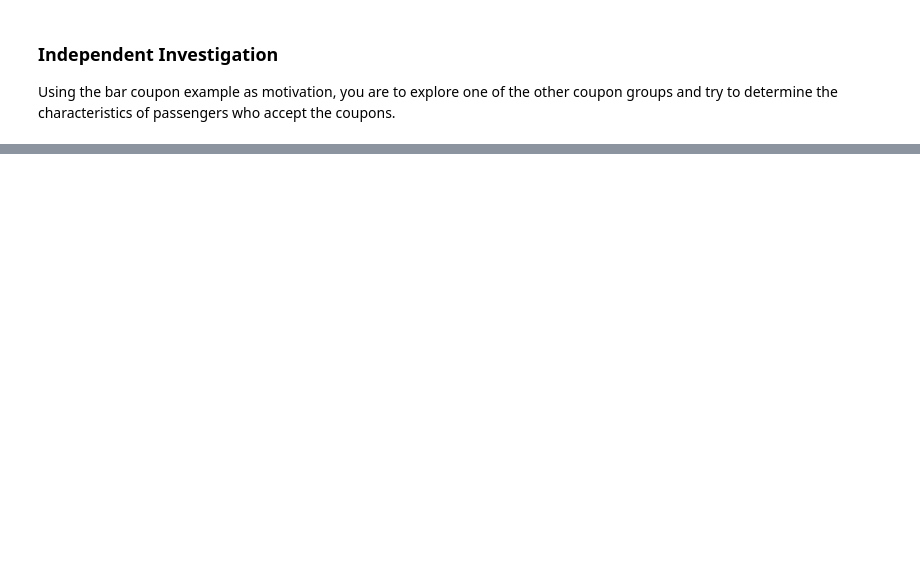
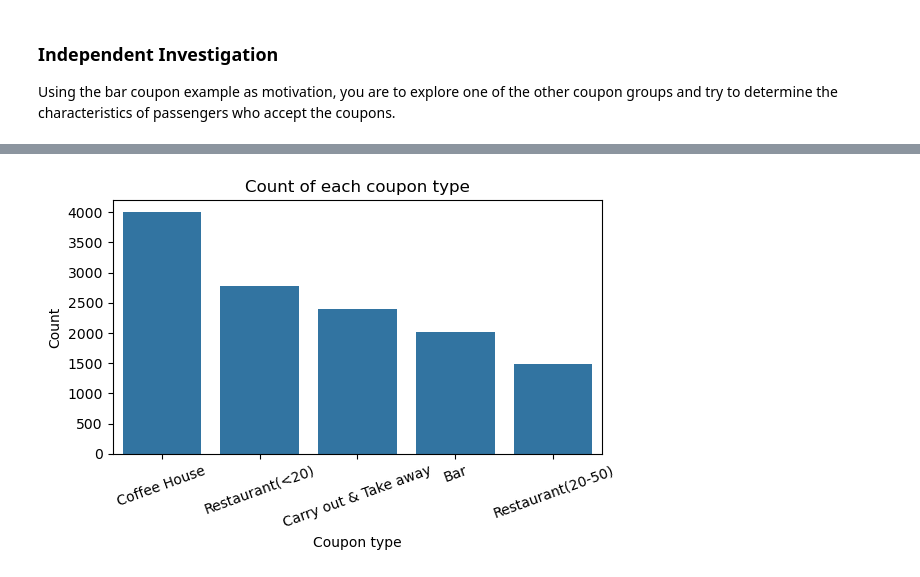
Before and after one commit to pchan2030/coupons-acceptance, a Jupyter notebook: prompt.ipynb, the cells around one changed output, grey strips where cells are left out. Saved outputs shown, nothing was run; the diff lists cells and outputs as text; code cells hidden in the pictures; blank space fills up the shorter version.

Commit message:
updated Independent Investigations work

```diff
--- a/prompt.ipynb
+++ b/prompt.ipynb
@@ -610,0 +641,9 @@ Using the bar coupon example as motivation, you are to explore one of the other
+# %%
+# Overall distribution across coupon type
+coupon_counts = (
+    data.groupby("coupon")
+      .size()
+      .sort_values(ascending=False)
+)
+
+print(coupon_counts)
@@ -610,0 +658,14 @@ Using the bar coupon example as motivation, you are to explore one of the other
+# %%
+# histogram of coupon_counts distribution
+plt.figure(figsize=(6,4))
+sns.countplot(data=data, x="coupon",
+              order=coupon_counts.index)
+plt.xlabel("Coupon type")
+plt.ylabel("Count")
+plt.title("Count of each coupon type")
+plt.xticks(rotation=20)
+plt.tight_layout()
+plt.savefig("images/independent_investigation/coupontypehistogram.png")
+plt.show()
+# %% [output]
+[figure, added]
```
Also changed, not shown: parts of 28 cells of this notebook, 5 other files.
